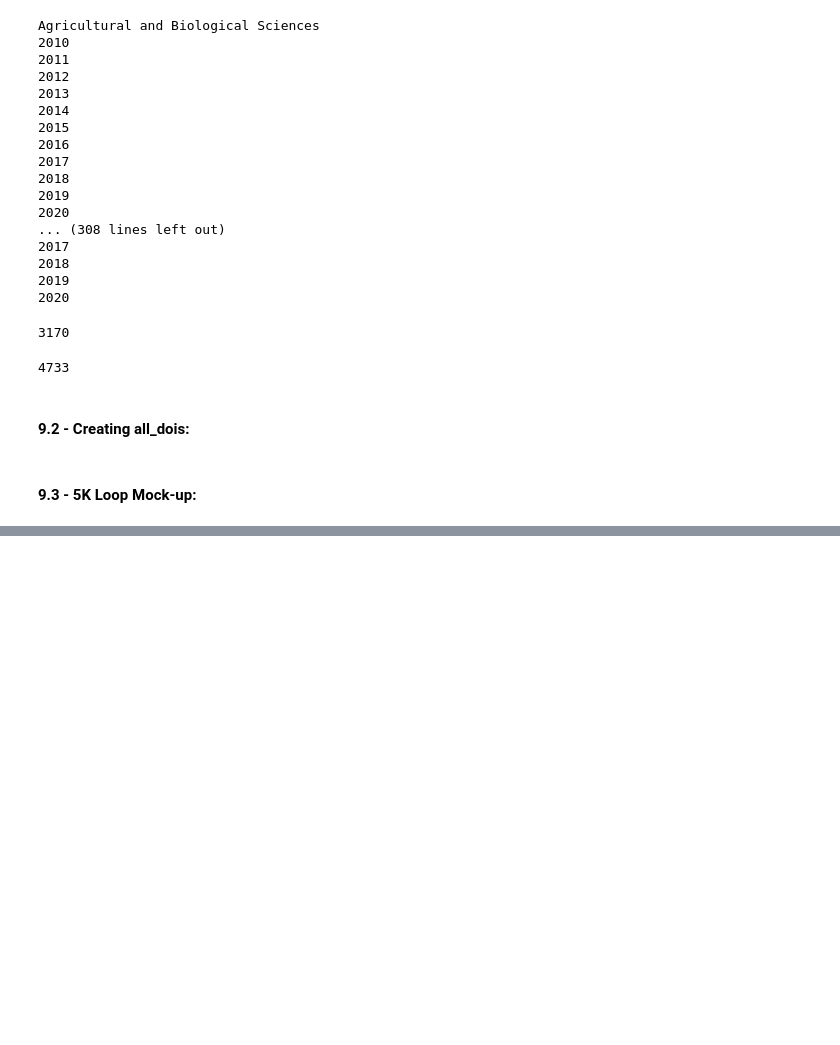
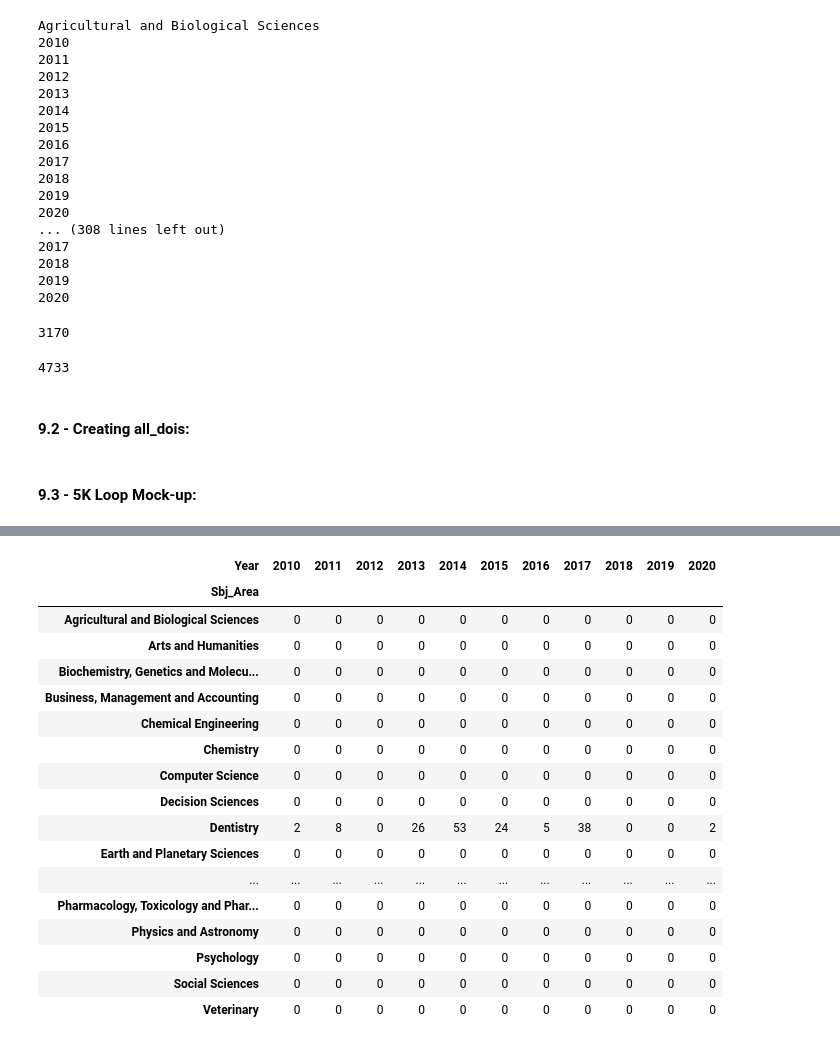
Before and after one commit to Oz-like-the-Wizard/Investigating-the-delay-times-in-academic-publishing, a Jupyter notebook: part7e_-final_extraction_part_2.ipynb, the cells around one changed output, grey strips where cells are left out. Saved outputs shown, nothing was run; the diff lists cells and outputs as text; code cells hidden in the pictures; blank space fills up the shorter version.

```diff
--- a/part7e_-final_extraction_part_2.ipynb
+++ b/part7e_-final_extraction_part_2.ipynb
@@ -1676,0 +1814,20 @@ with open("q1_jrnl_df","wb") as p:
+# %%
+# Adding new articles to date_df & saving:
+
+q1_date_df = pd.concat([q1_date_df,k5k_new_succ],verify_integrity=True)
+
+with open("q1_date_df","wb") as p:
+        pickle.dump(q1_date_df, p)
+
+with open("q1_date_df_copy","wb") as p:
+        pickle.dump(q1_date_df, p)
+# %%
+# Adding new articles to remainder_df & saving:
+
+with open("q1_remainder_df", "rb") as fp:
+    q1_remainder_df = pickle.load(fp)
+
+q1_remainder_df = pd.concat([q1_remainder_df, k5k_new_rem_df.set_index("DOI")], verify_integrity=True)
+
+with open("q1_remainder_df","wb") as p:
+        pickle.dump(q1_remainder_df, p)
@@ -1676,0 +1852,26 @@ with open("q1_jrnl_df","wb") as p:
+# %%
+with open("7b_variables/q1_a_ss", "rb") as fp:
+    q1_a_ss = pickle.load(fp)
+# %%
+after_k5k_add_pivot = pd.pivot_table(data=q1_date_df, columns="JRNL_YEAR", index="Chosen_SA", values="title", aggfunc="count")
+# %%
+(q1_a_ss - after_k5k_add_pivot).applymap(lambda x: x if x>0 else 0)
+# %% [output]
+| Year | 2010 | 2011 | 2012 | 2013 | 2014 | 2015 | 2016 | 2017 | 2018 | 2019 | 2020 |
+| Sbj_Area |  |  |  |  |  |  |  |  |  |  |  |
+| Agricultural and Biological Sciences | 0 | 0 | 0 | 0 | 0 | 0 | 0 | 0 | 0 | 0 | 0 |
+| Arts and Humanities | 0 | 0 | 0 | 0 | 0 | 0 | 0 | 0 | 0 | 0 | 0 |
+| Biochemistry, Genetics and Molecu... | 0 | 0 | 0 | 0 | 0 | 0 | 0 | 0 | 0 | 0 | 0 |
+| Business, Management and Accounting | 0 | 0 | 0 | 0 | 0 | 0 | 0 | 0 | 0 | 0 | 0 |
+| Chemical Engineering | 0 | 0 | 0 | 0 | 0 | 0 | 0 | 0 | 0 | 0 | 0 |
+| Chemistry | 0 | 0 | 0 | 0 | 0 | 0 | 0 | 0 | 0 | 0 | 0 |
+| Computer Science | 0 | 0 | 0 | 0 | 0 | 0 | 0 | 0 | 0 | 0 | 0 |
+| Decision Sciences | 0 | 0 | 0 | 0 | 0 | 0 | 0 | 0 | 0 | 0 | 0 |
+| Dentistry | 2 | 8 | 0 | 26 | 53 | 24 | 5 | 38 | 0 | 0 | 2 |
+| Earth and Planetary Sciences | 0 | 0 | 0 | 0 | 0 | 0 | 0 | 0 | 0 | 0 | 0 |
+| ... | ... | ... | ... | ... | ... | ... | ... | ... | ... | ... | ... |
+| Pharmacology, Toxicology and Phar... | 0 | 0 | 0 | 0 | 0 | 0 | 0 | 0 | 0 | 0 | 0 |
+| Physics and Astronomy | 0 | 0 | 0 | 0 | 0 | 0 | 0 | 0 | 0 | 0 | 0 |
+| Psychology | 0 | 0 | 0 | 0 | 0 | 0 | 0 | 0 | 0 | 0 | 0 |
+| Social Sciences | 0 | 0 | 0 | 0 | 0 | 0 | 0 | 0 | 0 | 0 | 0 |
+| Veterinary | 0 | 0 | 0 | 0 | 0 | 0 | 0 | 0 | 0 | 0 | 0 |
```
Also changed, not shown: parts of 19 cells of this notebook, 23 other files.
